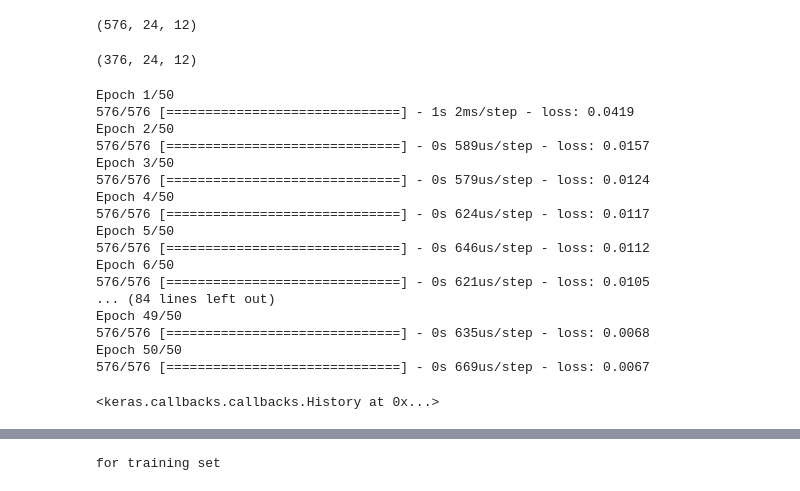
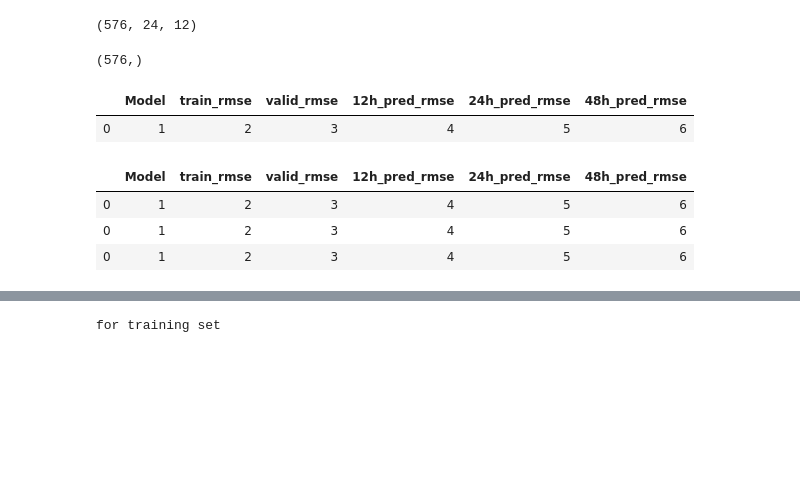
Before and after one commit to harryli18/hybrid-rnn-models, a Jupyter notebook: notebooks/multi_var_rnn.ipynb, the cells around one changed output, grey strips where cells are left out. Drawn from its saved outputs; the diff is of its cells as text; code cells hidden in the pictures; blank space fills up the shorter version.

```diff
--- a/notebooks/multi_var_rnn.ipynb
+++ b/notebooks/multi_var_rnn.ipynb
@@ -88,9 +84,9 @@ X_train.shape
 # %% [output]
 (576, 24, 12)
 # %%
-X_test.shape
+y_train.shape
 # %% [output]
-(376, 24, 12)
+(576,)
 # %%
 GRU_reg = Sequential()
 LSTM_reg = Sequential()
@@ -133,27 +135,0 @@ GRU_LSTM_reg.compile(optimizer='rmsprop',loss='mean_squared_error')
-# %%
-# Fitting to the training set
-# LSTM_reg.fit(X_train,y_train,epochs=50,batch_size=32)
-# GRU_reg.fit(X_train,y_train,epochs=50,batch_size=32)
-# LSTM_GRU_reg.fit(X_train,y_train,epochs=50,batch_size=32)
-
-# LSTM_GRU_reg.fit(X_train,y_train,epochs=50,batch_size=32)
-LSTM_GRU_reg.fit(X_train,y_train,epochs=50,batch_size=32)
-# %% [output]
-Epoch 1/50
-576/576 [==============================] - 1s 2ms/step - loss: 0.0419
-Epoch 2/50
-576/576 [==============================] - 0s 589us/step - loss: 0.0157
-Epoch 3/50
-576/576 [==============================] - 0s 579us/step - loss: 0.0124
-Epoch 4/50
-576/576 [==============================] - 0s 624us/step - loss: 0.0117
-Epoch 5/50
-576/576 [==============================] - 0s 646us/step - loss: 0.0112
-Epoch 6/50
-576/576 [==============================] - 0s 621us/step - loss: 0.0105
-... (84 lines left out)
-Epoch 49/50
-576/576 [==============================] - 0s 635us/step - loss: 0.0068
-Epoch 50/50
-576/576 [==============================] - 0s 669us/step - loss: 0.0067
-<keras.callbacks.callbacks.History at 0x...>
@@ -159,0 +149,12 @@ Epoch 50/50
+# %%
+one_df
+# %% [output]
+|  | Model | train_rmse | valid_rmse | 12h_pred_rmse | 24h_pred_rmse | 48h_pred_rmse |
+| 0 | 1 | 2 | 3 | 4 | 5 | 6 |
+# %%
+rmse_df
+# %% [output]
+|  | Model | train_rmse | valid_rmse | 12h_pred_rmse | 24h_pred_rmse | 48h_pred_rmse |
+| 0 | 1 | 2 | 3 | 4 | 5 | 6 |
+| 0 | 1 | 2 | 3 | 4 | 5 | 6 |
+| 0 | 1 | 2 | 3 | 4 | 5 | 6 |
```
Also changed, not shown: parts of 23 cells of this notebook, 1 other file.
